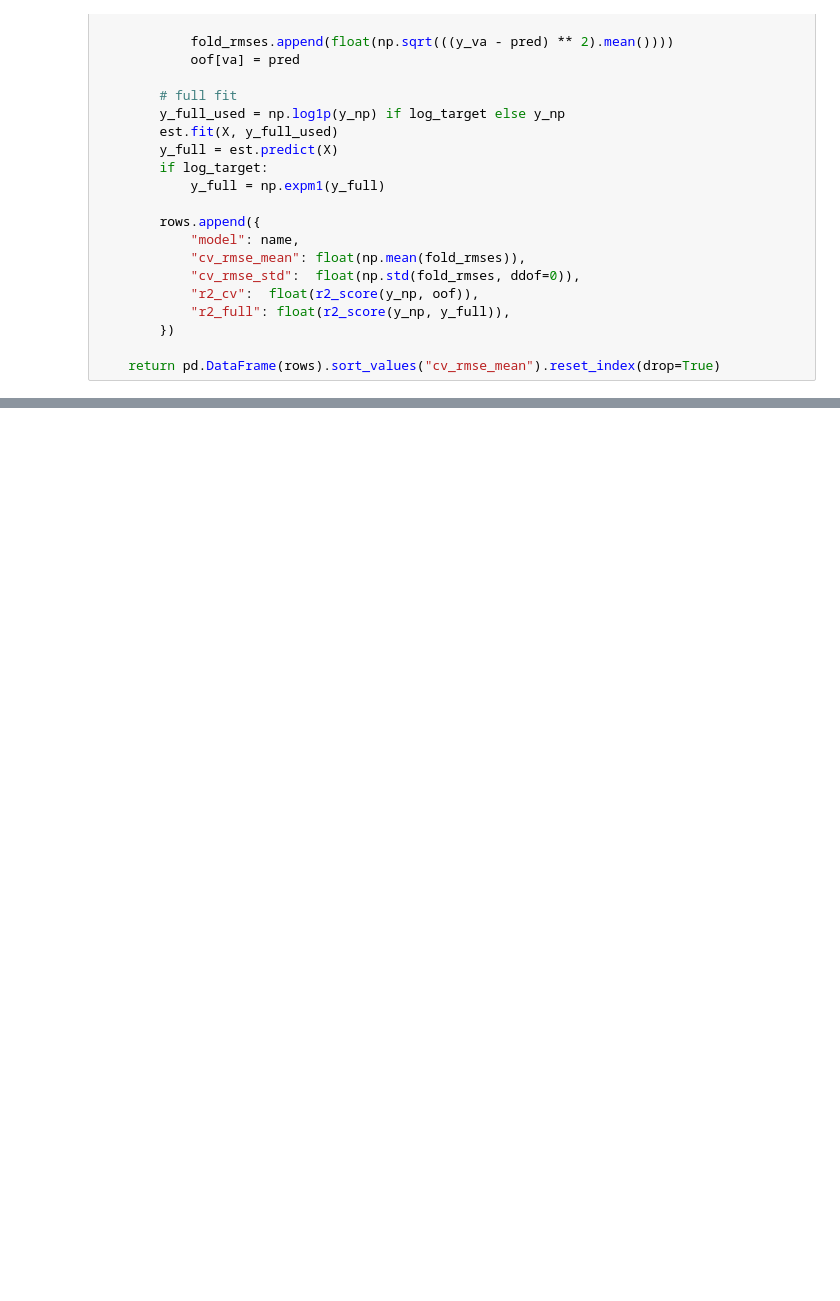
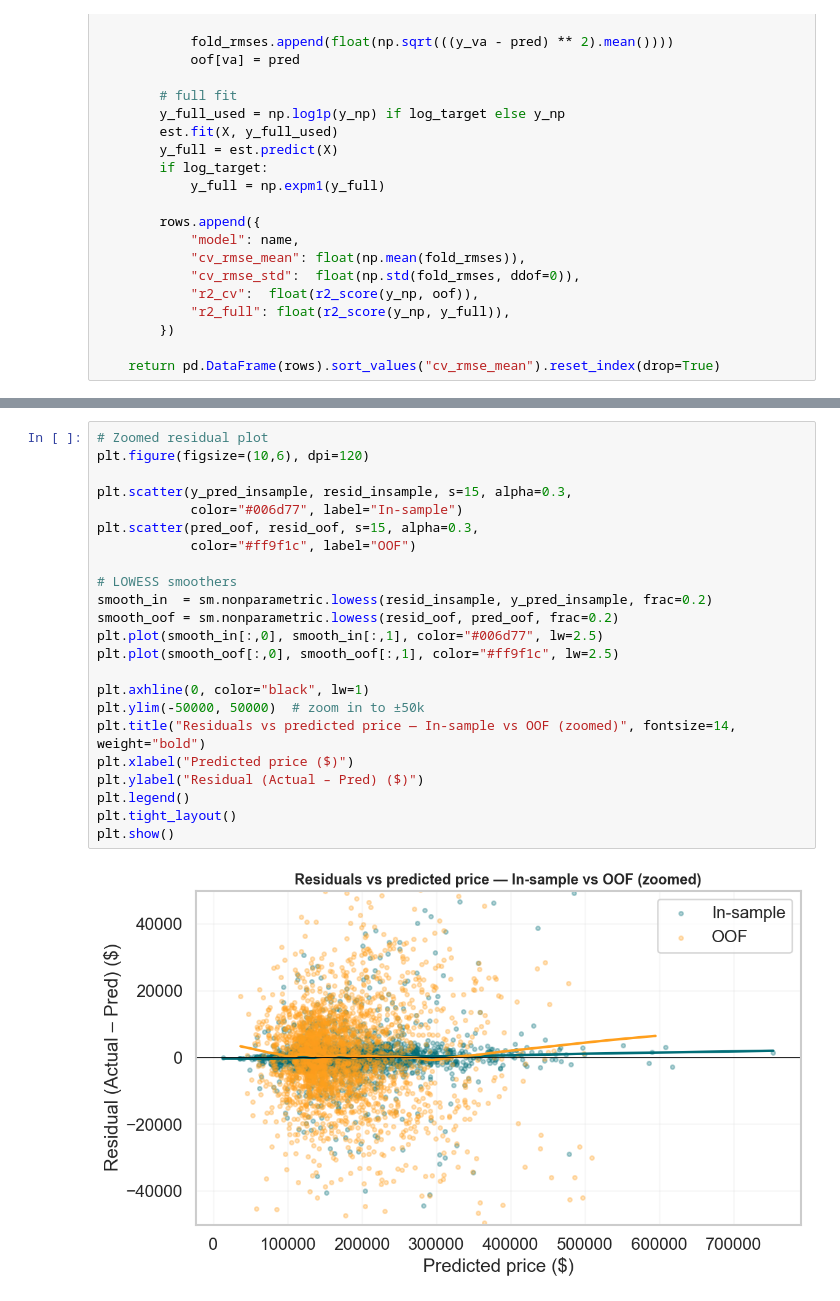
Before and after one commit to asilbert/MLProject, a Jupyter notebook: MLProject_V4.ipynb, the cells around one changed output, grey strips where cells are left out. Drawn from its saved outputs; the diff is of its cells as text; blank space fills up the shorter version.

```diff
--- a/MLProject_V4.ipynb
+++ b/MLProject_V4.ipynb
@@ -712,0 +1243,25 @@ plt.show()
+# %%
+# Zoomed residual plot
+plt.figure(figsize=(10,6), dpi=120)
+
+plt.scatter(y_pred_insample, resid_insample, s=15, alpha=0.3,
+            color="#006d77", label="In-sample")
+plt.scatter(pred_oof, resid_oof, s=15, alpha=0.3,
+            color="#ff9f1c", label="OOF")
+
+# LOWESS smoothers
+smooth_in  = sm.nonparametric.lowess(resid_insample, y_pred_insample, frac=0.2)
+smooth_oof = sm.nonparametric.lowess(resid_oof, pred_oof, frac=0.2)
+plt.plot(smooth_in[:,0], smooth_in[:,1], color="#006d77", lw=2.5)
+plt.plot(smooth_oof[:,0], smooth_oof[:,1], color="#ff9f1c", lw=2.5)
+
+plt.axhline(0, color="black", lw=1)
+plt.ylim(-50000, 50000)  # zoom in to ±50k
+plt.title("Residuals vs predicted price — In-sample vs OOF (zoomed)", fontsize=14, weight="bold")
+plt.xlabel("Predicted price ($)")
+plt.ylabel("Residual (Actual – Pred) ($)")
+plt.legend()
+plt.tight_layout()
+plt.show()
+# %% [output]
+[figure, added]
```
Also changed, not shown: parts of 29 cells of this notebook, 53 other files.
